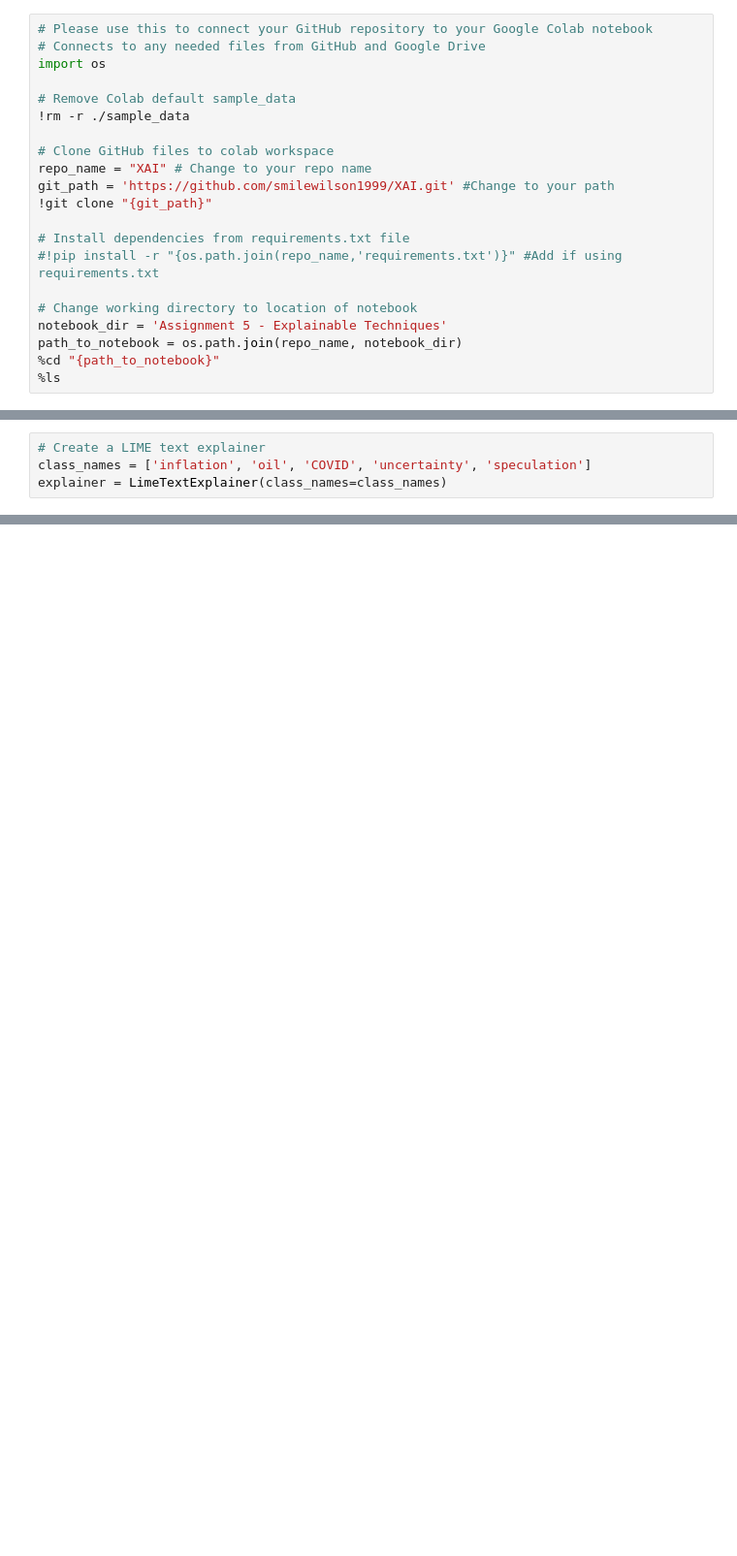
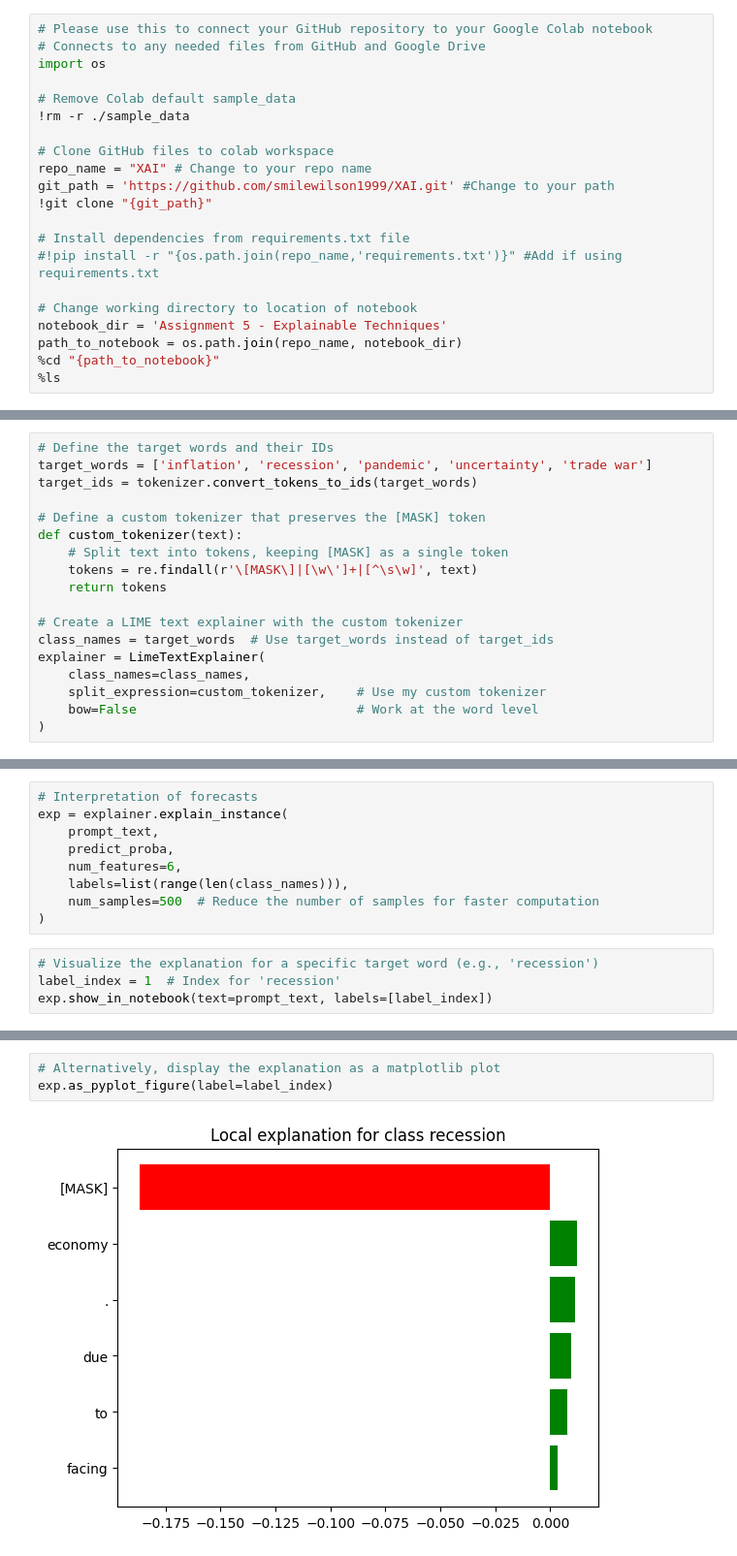
Before and after one commit to smilewilson1999/XAI, a Jupyter notebook: Assignment 5 - Explainable Techniques/explainable_tech.ipynb, the cells around one changed output, grey strips where cells are left out. Shown at 97% size. Saved outputs shown, nothing was run; the diff lists cells and outputs as text; blank space fills up the shorter version.

Commit message:
Process: BERT with LIME explaination is all done

```diff
--- a/Assignment 5 - Explainable Techniques/explainable_tech.ipynb
+++ b/Assignment 5 - Explainable Techniques/explainable_tech.ipynb
@@ -109 +92,19 @@ Generated Text: The stock market crashed yesterday due to the collapse of the U
+# %%
+# Define the target words and their IDs
+target_words = ['inflation', 'recession', 'pandemic', 'uncertainty', 'trade war']
+target_ids = tokenizer.convert_tokens_to_ids(target_words)
+
+# Define a custom tokenizer that preserves the [MASK] token
+def custom_tokenizer(text):
+    # Split text into tokens, keeping [MASK] as a single token
+    tokens = re.findall(r'\[MASK\]|[\w\']+|[^\s\w]', text)
+    return tokens
+
+# Create a LIME text explainer with the custom tokenizer
+class_names = target_words  # Use target_words instead of target_ids
+explainer = LimeTextExplainer(
+    class_names=class_names,
+    split_expression=custom_tokenizer,    # Use my custom tokenizer
+    bow=False                             # Work at the word level
+)
 # %%
@@ -124,6 +129,2 @@ def predict_proba(texts):
         probs.append(target_probs)
     return np.array(probs)
-# %%
-# Create a LIME text explainer
-class_names = ['inflation', 'oil', 'COVID', 'uncertainty', 'speculation']
-explainer = LimeTextExplainer(class_names=class_names)
@@ -137,0 +131,13 @@ exp = explainer.explain_instance(
+# %%
+# Interpretation of forecasts
+exp = explainer.explain_instance(
+    prompt_text,
+    predict_proba,
+    num_features=6,
+    labels=list(range(len(class_names))),
+    num_samples=500  # Reduce the number of samples for faster computation
+)
+# %%
+# Visualize the explanation for a specific target word (e.g., 'recession')
+label_index = 1  # Index for 'recession'
+exp.show_in_notebook(text=prompt_text, labels=[label_index])
@@ -137,0 +146,5 @@ exp = explainer.explain_instance(
+# %%
+# Alternatively, display the explanation as a matplotlib plot
+exp.as_pyplot_figure(label=label_index)
+# %% [output]
+[figure, added]
```
Also changed, not shown: parts of 14 cells of this notebook.
